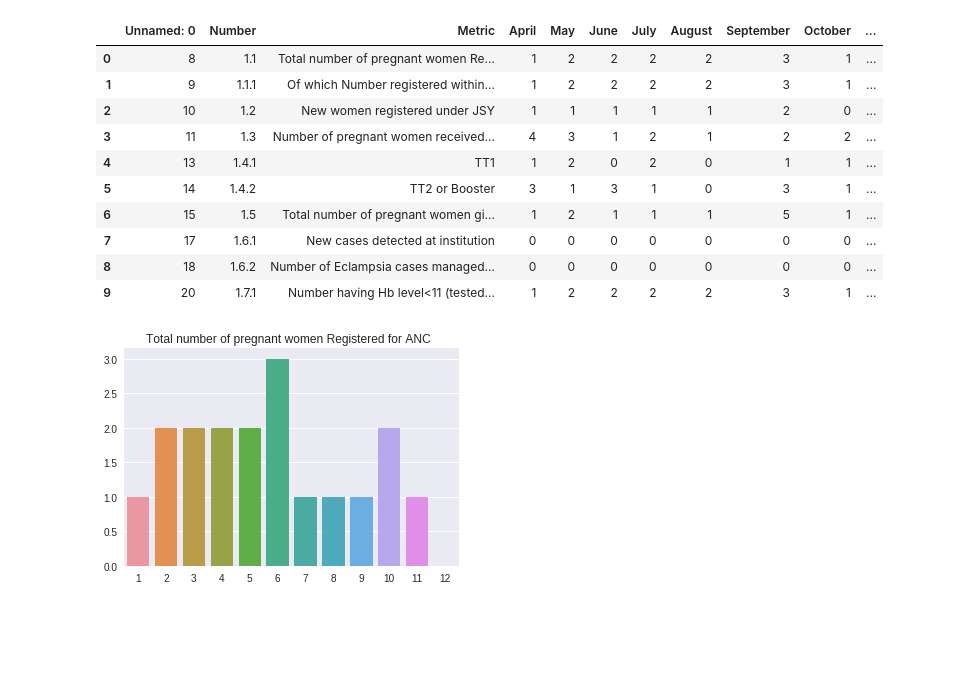
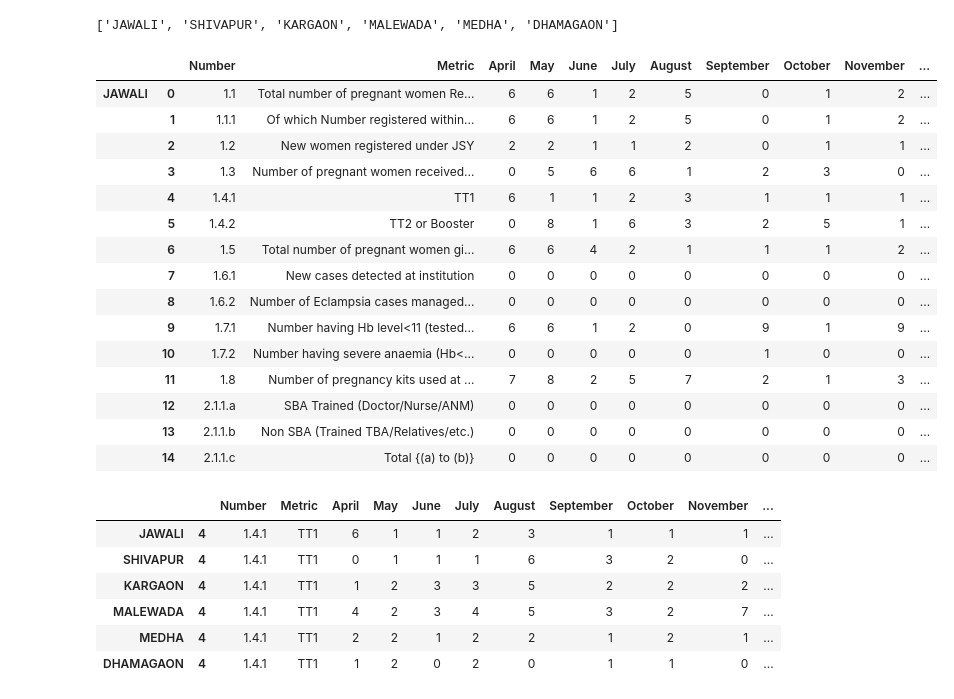
Before and after one commit to surajpaib/Social-Cops-Data, a Jupyter notebook: SCs/visualize_SCs.ipynb, the cells around one changed output. Cells and saved outputs as stored; diff of their text form; code cells hidden in the pictures; blank space fills up the shorter version.

```diff
--- a/SCs/visualize_SCs.ipynb
+++ b/SCs/visualize_SCs.ipynb
@@ -8,16 +7,33 @@ data = pd.read_csv('dhamagaon.csv')
-# %%
-data.head(10)
-# %% [output]
-|  | Unnamed: 0 | Number | Metric | April | May | June | July | August | September | October | ... |
-| 0 | 8 | 1.1 | Total number of pregnant women Re... | 1 | 2 | 2 | 2 | 2 | 3 | 1 | ... |
-| 1 | 9 | 1.1.1 | Of which Number registered within... | 1 | 2 | 2 | 2 | 2 | 3 | 1 | ... |
-| 2 | 10 | 1.2 | New women registered under JSY | 1 | 1 | 1 | 1 | 1 | 2 | 0 | ... |
-| 3 | 11 | 1.3 | Number of pregnant women received... | 4 | 3 | 1 | 2 | 1 | 2 | 2 | ... |
-| 4 | 13 | 1.4.1 | TT1 | 1 | 2 | 0 | 2 | 0 | 1 | 1 | ... |
-| 5 | 14 | 1.4.2 | TT2 or Booster | 3 | 1 | 3 | 1 | 0 | 3 | 1 | ... |
-| 6 | 15 | 1.5 | Total number of pregnant women gi... | 1 | 2 | 1 | 1 | 1 | 5 | 1 | ... |
-| 7 | 17 | 1.6.1 | New cases detected at institution | 0 | 0 | 0 | 0 | 0 | 0 | 0 | ... |
-| 8 | 18 | 1.6.2 | Number of Eclampsia cases managed... | 0 | 0 | 0 | 0 | 0 | 0 | 0 | ... |
-| 9 | 20 | 1.7.1 | Number having Hb level<11 (tested... | 1 | 2 | 2 | 2 | 2 | 3 | 1 | ... |
+# %%
+key = []
+dataframe = []
+for f in glob.glob('/home/suraj/Repositories/Social-Cops/SCs/Jawali/*.csv'):
+    key.append(f.split('/')[-1].split('.')[0].upper())
+    data = pd.read_csv(f)
+    del data["Unnamed: 0"]
+    dataframe.append(data)
+print key
+result = pd.concat(dataframe, keys= key)
+# %% [output]
+['JAWALI', 'SHIVAPUR', 'KARGAON', 'MALEWADA', 'MEDHA', 'DHAMAGAON']
+# %%
+result.head(15)
+# %% [output]
+|  |  | Number | Metric | April | May | June | July | August | September | October | November | ... |
+| JAWALI | 0 | 1.1 | Total number of pregnant women Re... | 6 | 6 | 1 | 2 | 5 | 0 | 1 | 2 | ... |
+|  | 1 | 1.1.1 | Of which Number registered within... | 6 | 6 | 1 | 2 | 5 | 0 | 1 | 2 | ... |
+|  | 2 | 1.2 | New women registered under JSY | 2 | 2 | 1 | 1 | 2 | 0 | 1 | 1 | ... |
+|  | 3 | 1.3 | Number of pregnant women received... | 0 | 5 | 6 | 6 | 1 | 2 | 3 | 0 | ... |
+|  | 4 | 1.4.1 | TT1 | 6 | 1 | 1 | 2 | 3 | 1 | 1 | 1 | ... |
+|  | 5 | 1.4.2 | TT2 or Booster | 0 | 8 | 1 | 6 | 3 | 2 | 5 | 1 | ... |
+|  | 6 | 1.5 | Total number of pregnant women gi... | 6 | 6 | 4 | 2 | 1 | 1 | 1 | 2 | ... |
+|  | 7 | 1.6.1 | New cases detected at institution | 0 | 0 | 0 | 0 | 0 | 0 | 0 | 0 | ... |
+|  | 8 | 1.6.2 | Number of Eclampsia cases managed... | 0 | 0 | 0 | 0 | 0 | 0 | 0 | 0 | ... |
+|  | 9 | 1.7.1 | Number having Hb level<11 (tested... | 6 | 6 | 1 | 2 | 0 | 9 | 1 | 9 | ... |
+|  | 10 | 1.7.2 | Number having severe anaemia (Hb<... | 0 | 0 | 0 | 0 | 0 | 1 | 0 | 0 | ... |
+|  | 11 | 1.8 | Number of pregnancy kits used at ... | 7 | 8 | 2 | 5 | 7 | 2 | 1 | 3 | ... |
+|  | 12 | 2.1.1.a | SBA Trained (Doctor/Nurse/ANM) | 0 | 0 | 0 | 0 | 0 | 0 | 0 | 0 | ... |
+|  | 13 | 2.1.1.b | Non SBA (Trained TBA/Relatives/etc.) | 0 | 0 | 0 | 0 | 0 | 0 | 0 | 0 | ... |
+|  | 14 | 2.1.1.c | Total {(a) to (b)} | 0 | 0 | 0 | 0 | 0 | 0 | 0 | 0 | ... |
 # %%
 def get_metric_data(series):
@@ -37,8 +55,13 @@ def plot_bar(x, label):
     sns.barplot(range(1, len(x)+1), x)
     sns.plt.title(label)
 # %%
-x = data[data["Number"] == "1.1"]
-y, label = get_metric_data(x)
-plot_bar(y, label)
+x = result[result["Number"] == "1.4.1"]
+x
 # %% [output]
-[figure, removed]
+|  |  | Number | Metric | April | May | June | July | August | September | October | November | ... |
+| JAWALI | 4 | 1.4.1 | TT1 | 6 | 1 | 1 | 2 | 3 | 1 | 1 | 1 | ... |
+| SHIVAPUR | 4 | 1.4.1 | TT1 | 0 | 1 | 1 | 1 | 6 | 3 | 2 | 0 | ... |
+| KARGAON | 4 | 1.4.1 | TT1 | 1 | 2 | 3 | 3 | 5 | 2 | 2 | 2 | ... |
+| MALEWADA | 4 | 1.4.1 | TT1 | 4 | 2 | 3 | 4 | 5 | 3 | 2 | 7 | ... |
+| MEDHA | 4 | 1.4.1 | TT1 | 2 | 2 | 1 | 2 | 2 | 1 | 2 | 1 | ... |
+| DHAMAGAON | 4 | 1.4.1 | TT1 | 1 | 2 | 0 | 2 | 0 | 1 | 1 | 0 | ... |
```
Also changed, not shown: parts of 8 cells of this notebook.
